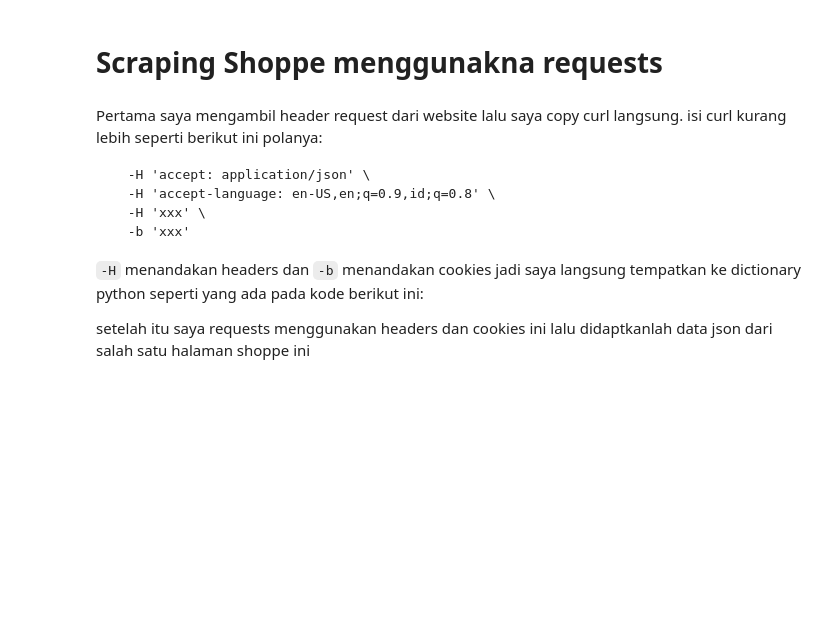
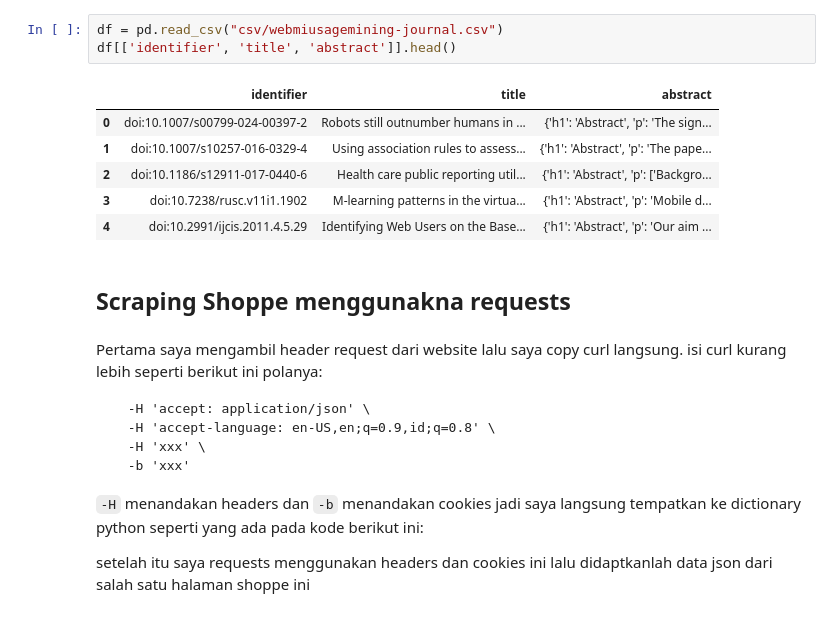
Before and after one commit to hanifbrian123/ppw, a Jupyter notebook: _sources/chapters/crawling-web.ipynb, the cells around one changed output. Saved outputs shown, nothing was run; the diff lists cells and outputs as text; blank space fills up the shorter version.

````diff
--- a/_sources/chapters/crawling-web.ipynb
+++ b/_sources/chapters/crawling-web.ipynb
@@ -1,5 +150,15 @@
+# %%
+df = pd.read_csv("csv/webmiusagemining-journal.csv")
+df[['identifier', 'title', 'abstract']].head()
+# %% [output]
+|  | identifier | title | abstract |
+| 0 | doi:10.1007/s00799-024-00397-2 | Robots still outnumber humans in ... | {'h1': 'Abstract', 'p': 'The sign... |
+| 1 | doi:10.1007/s10257-016-0329-4 | Using association rules to assess... | {'h1': 'Abstract', 'p': 'The pape... |
+| 2 | doi:10.1186/s12911-017-0440-6 | Health care public reporting util... | {'h1': 'Abstract', 'p': ['Backgro... |
+| 3 | doi:10.7238/rusc.v11i1.1902 | M-learning patterns in the virtua... | {'h1': 'Abstract', 'p': 'Mobile d... |
+| 4 | doi:10.2991/ijcis.2011.4.5.29 | Identifying Web Users on the Base... | {'h1': 'Abstract', 'p': 'Our aim ... |
 # %% [markdown]
-# Scraping Shoppe menggunakna requests
+## Scraping Shoppe menggunakna requests
 # %% [markdown]
 Pertama saya mengambil header request dari website lalu saya copy curl langsung. isi curl kurang lebih seperti berikut ini polanya:
 ```curl 'https://shopee.co.id/api/v4/search/search_items?by=relevancy&extra_params=%7B%22global_search_session_id%22%3A%22gs-c5d39496-ac65-4a27-8036-4eca5606d334%22%2C%22search_session_id%22%3A%22ss-00f39127-cd1b-4099-a662-c6c35a134846%22%7D&keyword=machine%20learning&limit=20&newest=0&order=desc&page_type=search&scenario=PAGE_GLOBAL_SEARCH&source=SRP&version=2&view_session_id=6d9212f7-f2df-4b66-b5f0-59ee123ba0e1' \
````
Also changed, not shown: parts of 20 cells of this notebook, 8 other files.
